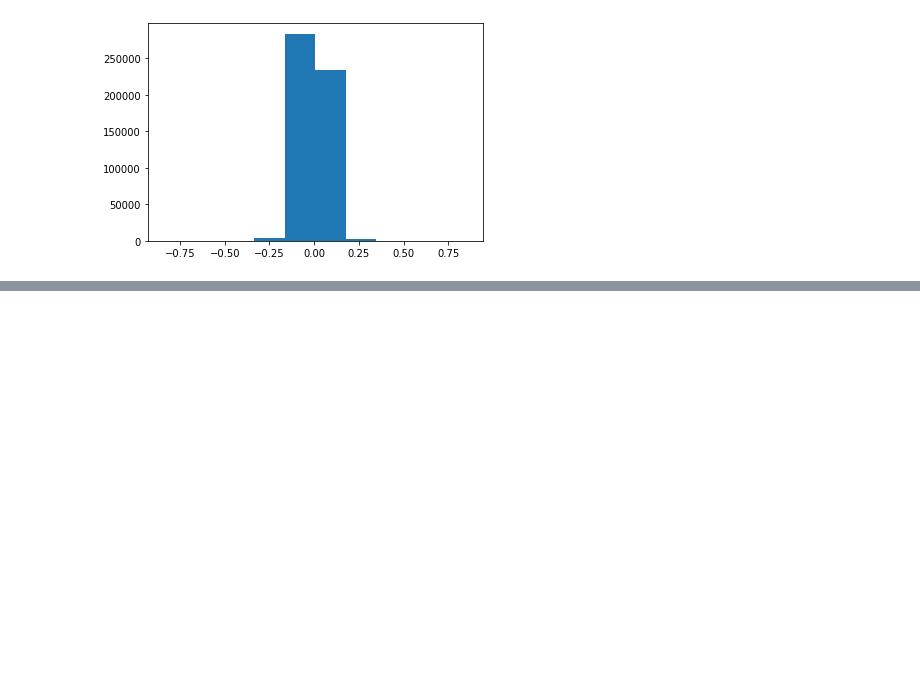
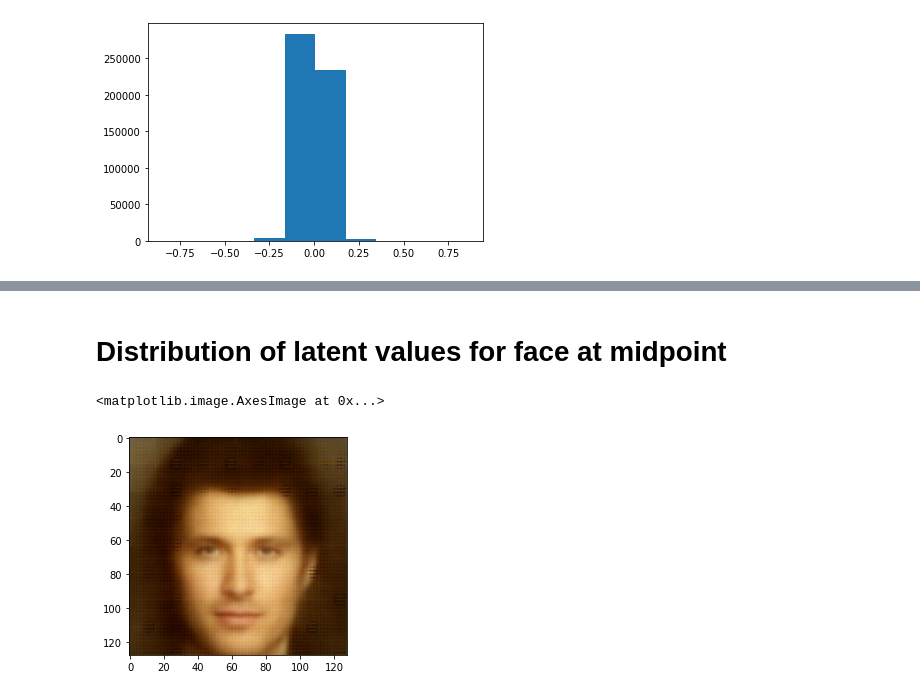
Before and after one commit to SourCherries/VAE-GAN-CelebA, a Jupyter notebook: explore_1.ipynb, the cells around one changed output, grey strips where cells are left out. Saved outputs shown, nothing was run; the diff lists cells and outputs as text; code cells hidden in the pictures; blank space fills up the shorter version.

```diff
--- a/explore_1.ipynb
+++ b/explore_1.ipynb
@@ -514,0 +531,13 @@ plt.hist(c)
+# %% [markdown]
+# Distribution of latent values for face at midpoint
+# %%
+p = 0.5
+z = zb*p + (za-zb)*(1-p)  # from face a to b
+# generate images from z
+g = sess.run(G, feed_dict={Z: (1*z), is_training: False})
+g = imdeprocess(g)
+img_mid = g[0]
+plt.imshow(img_mid)
+# %% [output]
+<matplotlib.image.AxesImage at 0x...>
+[figure, added]
```
Also changed, not shown: parts of 8 cells of this notebook.
